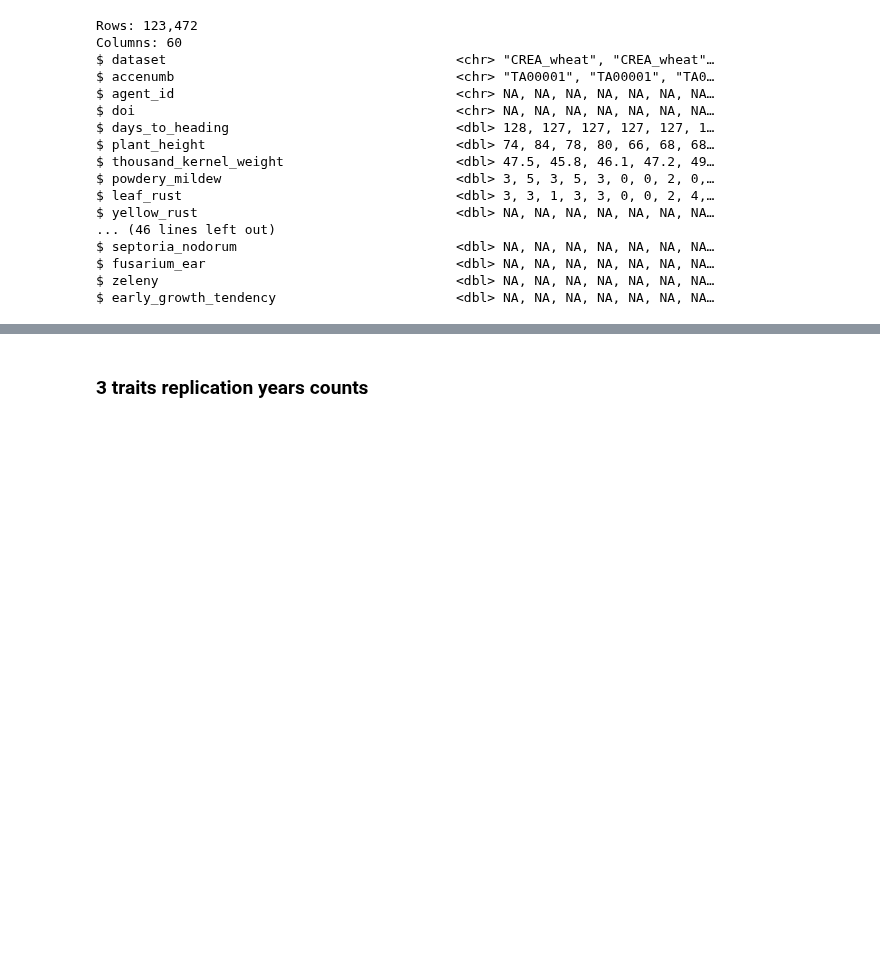
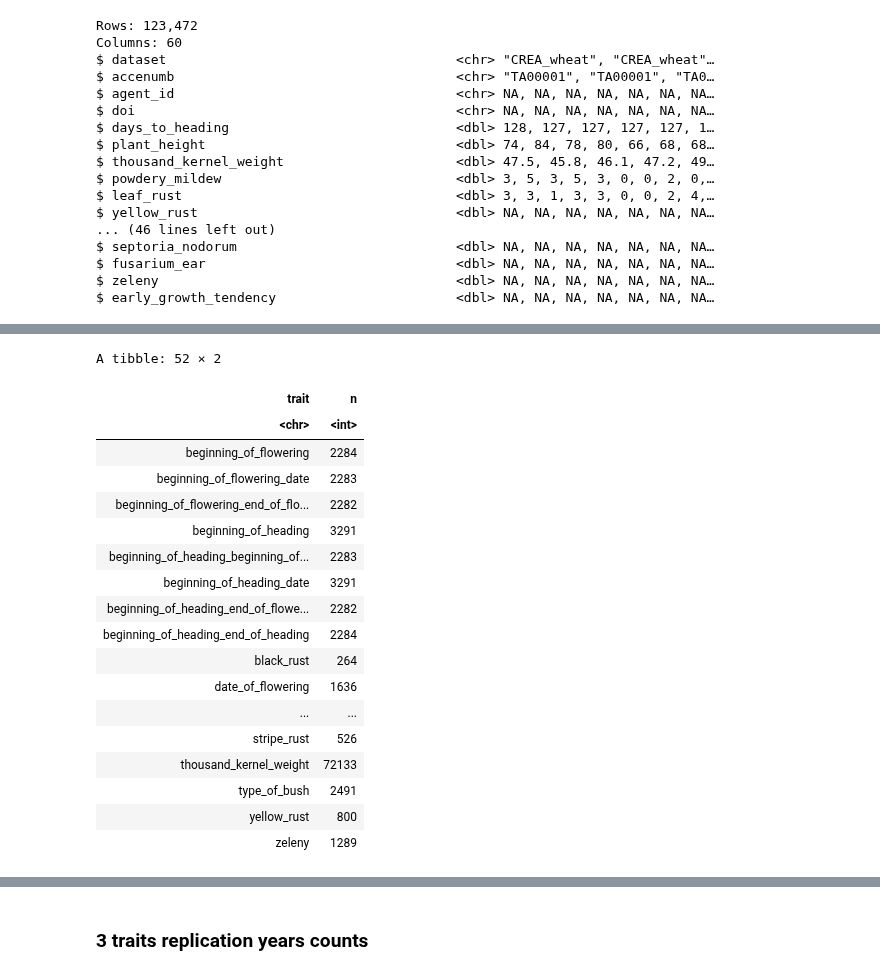
Before and after one commit to AGENTproject/historic_pheno_data_analysis, a Jupyter notebook: figures_and_tables.ipynb, the cells around one changed output, grey strips where cells are left out. Drawn from its saved outputs; the diff is of its cells as text; code cells hidden in the pictures; blank space fills up the shorter version.

```diff
--- a/figures_and_tables.ipynb
+++ b/figures_and_tables.ipynb
@@ -17,14 +17,14 @@ library(tidyverse)
 # %% [markdown]
 ## Data points
 # %%
-data_points <- list.files(recursive=TRUE, pattern="(wheat|spelt).csv$") |>
+all_rows <- list.files(recursive=TRUE, pattern="(wheat|spelt)\\.csv$") |>
                 set_names(basename) |>
                 map(read_csv, show_col_types=FALSE) |>
                 map(mutate, accenumb = as.character(accenumb)) |>
                 map(mutate, doi = as.character(doi)) |>
                 list_rbind(names_to = "dataset") |>
                 mutate(dataset = gsub(".csv", "", dataset))
-data_points |> glimpse()
+glimpse(all_rows)
 # %% [output]
 Rows: 123,472
 Columns: 60
@@ -65,0 +46,5 @@ todo: re-fetch all excel data using all columns and forcing datatypes, then sani
+# %%
+data_points <- all_rows |> select(-c(agent_id, doi, name, description)) |>
+    pivot_longer(cols = -c(dataset, accenumb, campaign), names_to = "trait") |> drop_na() |>
+    arrange(campaign, accenumb, trait)
+glimpse(data_points)
@@ -65,0 +59,22 @@ todo: re-fetch all excel data using all columns and forcing datatypes, then sani
+# %%
+data_points |> count(trait)
+# %% [output]
+A tibble: 52 × 2
+| trait | n |
+| <chr> | <int> |
+| beginning_of_flowering | 2284 |
+| beginning_of_flowering_date | 2283 |
+| beginning_of_flowering_end_of_flo... | 2282 |
+| beginning_of_heading | 3291 |
+| beginning_of_heading_beginning_of... | 2283 |
+| beginning_of_heading_date | 3291 |
+| beginning_of_heading_end_of_flowe... | 2282 |
+| beginning_of_heading_end_of_heading | 2284 |
+| black_rust | 264 |
+| date_of_flowering | 1636 |
+| ... | ... |
+| stripe_rust | 526 |
+| thousand_kernel_weight | 72133 |
+| type_of_bush | 2491 |
+| yellow_rust | 800 |
+| zeleny | 1289 |
```
Also changed, not shown: parts of 15 cells of this notebook.
